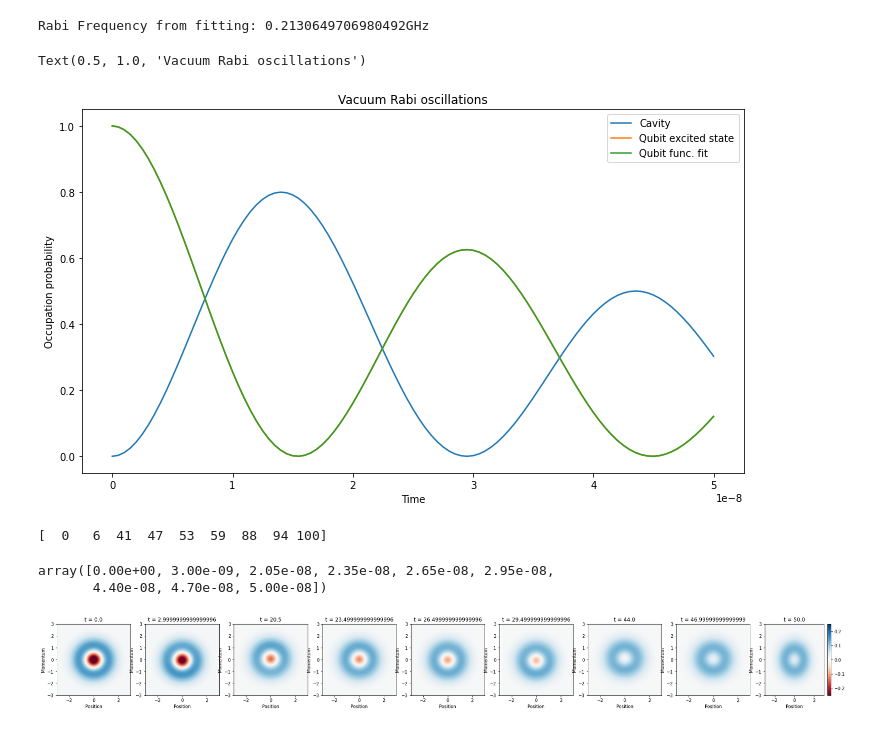
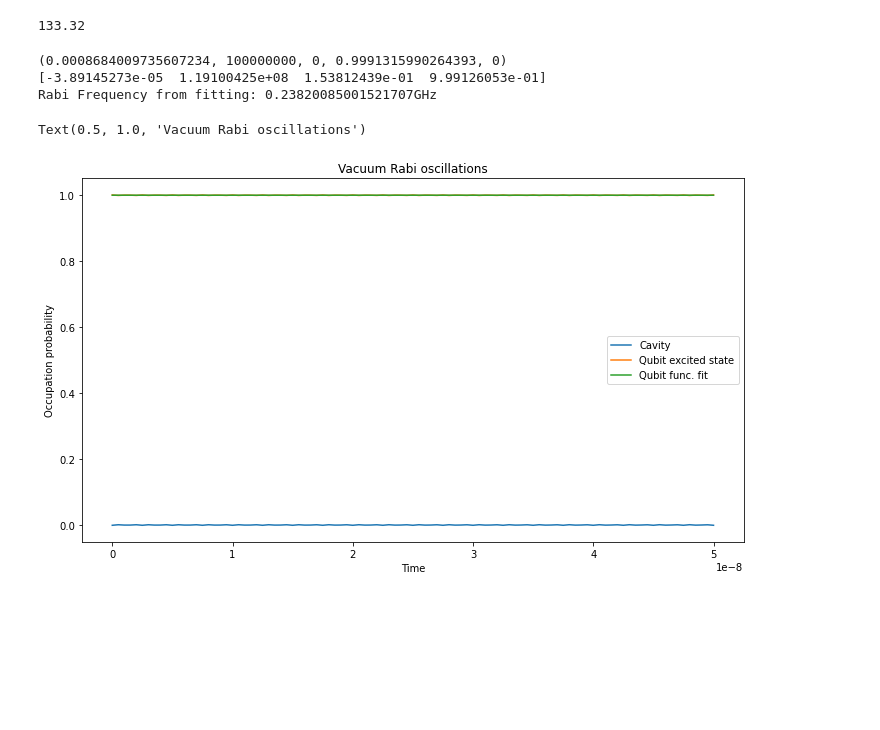
Before and after one commit to acatspirit/Fermilab2022, a Jupyter notebook: resonatorQubit0.ipynb, the cells around one changed output. Cells and saved outputs as stored; diff of their text form; code cells hidden in the pictures; blank space fills up the shorter version.

```diff
--- a/resonatorQubit0.ipynb
+++ b/resonatorQubit0.ipynb
@@ -23,7 +23,7 @@ from IPython.display import HTML
 # Schuster Thesis
 GHz = 10**9 #Hz
 wc = 5.5 * GHz * 2 * np.pi # cavity frequency (5.5 GHz Schuster)
-wa = wc + 0*GHz*2*np.pi # qubit frequency, wa + 0.35 GHz Schuster, 0.002 good for rabi
+wa = wc + 0.8*GHz*2*np.pi # qubit frequency, wa + 0.35 GHz Schuster, 0.002 good for rabi
 g = 0.017 * GHz * 2 * np.pi # coupling strength (orignally 0.017 GHz)
 N = 20       # num cavity fock states
 use_rwa = True       # rotating wave approx.? Only use when wa-wc small
@@ -36,11 +36,11 @@ tlist = np.linspace(0, 50/GHz, 101) # tlist = np.linspace(0,25,101) pedagogical
 
 # cavity dissapation rate
 # kappa = 0.0005  * GHz * 2 * np.pi
-kappa = 0.005  * GHz * 2 * np.pi
+kappa = 0.0#005  * GHz * 2 * np.pi
 
 # qubit dissapation rate
 # gamma = 0.002 * 2 * np.pi * kappa # (g/(wa-wc))^2k
-gamma = 0.002 * 2 * np.pi * kappa
+gamma = 0.0#02 * 2 * np.pi * kappa
 # %%
 # Calculate expected Rabi Oscillation Frequency
 # https://en.wikipedia.org/wiki/Vacuum_Rabi_oscillation
@@ -148,44 +132,83 @@ def time_for_val(times, output, outputs):
     timesL = np.around(timesL, 9) # since we are in the GHz range we want the same order of accuracy
     timesL = np.unique(timesL)
     return timesL
+# %%
+def freq_guesser(data):
+    if np.size(data) == 0:
+        return 0
+    else:
+        peak_ind = find_peaks(data)[0]
+        T = tlist[peak_ind[1]] - tlist[peak_ind[0]]
+        freq=1/T
+        return freq
+n_a = output.expect[1]
+freq = freq_guesser(n_a)
+print(freq/GHz)
+# %% [output]
+133.32
 # %%
 #
 # Graph the time evolution
 #
 
 n_c = output.expect[0] # expectation value for the number of photons in the cavity
 n_a = output.expect[1] # expectation value for the number of photons in the qubit
 
-# initial fitting guesses
-amp1 = (max(n_a) - min(n_a))/2
-freq1 = 1/((time_for_val(tlist,0,n_a)[1] - time_for_val(tlist,0,n_a)[0])) #Hz
-shift1 = amp1 + min(n_a)
-phase1 = time_for_val(tlist,shift1,n_a)[0]
-l_max = argrelextrema(n_a, np.greater)[0] # get np.array in a tuple of the local maxima of the qubit
-damp1 = -(np.log(n_a[l_max[0]]))/(tlist[l_max[0]])
+
+# initial fitting guesses - for rabi frequency guessing
+def init_guesser(dataset, tlist):
+    amp1 = (max(dataset) - min(dataset))/2
+    freq1 = r#1/((time_for_val(tlist,0,dataset)[1] - time_for_val(tlist,0,dataset)[0])) #Hz
+    shift1 = amp1 + min(dataset)
+    phase1 = 0#time_for_val(tlist,shift1,dataset)[0]
+    l_max = argrelextrema(dataset, np.greater)[0] # get np.array in a tuple of the local maxima of the qubit
+    #Tq1 = -tlist[l_max[0]]/np.log(dataset[l_max[0]])
+
+    if kappa==0 and gamma ==0:
+        damp1 = 0
+    else:
+        damp1 = -(np.log(dataset[l_max[0]]))/(tlist[l_max[0]])
+    return amp1, 10**8, phase1, shift1, damp1
+
 
 # The fit function
 # Only use if you expect sinusoidal behavior
-def test(x, a, b,c, d,e):
-    return a*np.exp(-e*x)*(np.sin(b*x + c))**2 + d
 
-param, param_cov = curve_fit(test, tlist, n_a, maxfev=500000, p0=[amp1, freq1, phase1, shift1, damp1])
-fit_func = param[0]*np.exp(-param[4]*tlist)*((np.sin(param[1]*tlist + param[2]))**2) + param[3]
+init_guess = init_guesser(n_a,tlist)
+print(init_guess)
+def get_fit(init_guess):
+    if kappa==0 and gamma==0:
+        def test(x, a, b,c, d):
+            return a*(np.sin(b*x + c))**2 + d
 
+        param, param_cov = curve_fit(test, tlist, n_a, maxfev=500000, p0=init_guess[:4])
+        fit_func = param[0]*((np.sin(param[1]*tlist + param[2]))**2) + param[3]
+    else:
+        def test(x, a, b,c, d,e):
+            return a*np.exp(-e*x)*(np.sin(b*x + c))**2 + d
+
+        param, param_cov = curve_fit(test, tlist, n_a, maxfev=500000, p0=init_guess)
+        fit_func = param[0]*np.exp(-param[4]*tlist)*((np.sin(param[1]*tlist + param[2]))**2) + param[3]
+    return param, fit_func
+
+param, fit_func = get_fit(init_guess)
+print(param)
 print(f"Rabi Frequency from fitting: {abs(2*param[1])/GHz}GHz")
 
 fig, axes = plt.subplots(1, 1, figsize=(10,6))
 axes.plot(tlist, n_c, label="Cavity")
 axes.plot(tlist, n_a, label="Qubit excited state")
 axes.plot(tlist, fit_func, label="Qubit func. fit")
 axes.legend(loc=0)
 axes.set_xlabel('Time')
 axes.set_ylabel('Occupation probability')
 axes.set_title('Vacuum Rabi oscillations')
 # %% [output]
-Rabi Frequency from fitting: 0.2130649706980492GHz
+(0.0008684009735607234, 100000000, 0, 0.9991315990264393, 0)
+[-3.89145273e-05  1.19100425e+08  1.53812439e-01  9.99126053e-01]
+Rabi Frequency from fitting: 0.23820085001521707GHz
 Text(0.5, 1.0, 'Vacuum Rabi oscillations')
-[figure, old version]
+[figure, new version]
 # %%
 #
 # Cavity Wigner Function fun
@@ -201,10 +224,6 @@ expect_nc_L = np.array([expect(nc, output.states[t]) for t in range(101)]) # get
 output_gs_times = np.where(expect_nc_L <= 0.01)[0]
 print(output_gs_times)
 tlist[output_gs_times]
-# %% [output]
-[  0   6  41  47  53  59  88  94 100]
-array([0.00e+00, 3.00e-09, 2.05e-08, 2.35e-08, 2.65e-08, 2.95e-08,
-       4.40e-08, 4.70e-08, 5.00e-08])
 # %%
 # get density matrix list
 dmL = np.array(output.states)[output_gs_times]
@@ -215,6 +234,7 @@ cm = plt.get_cmap('RdBu')
 sm = plt.cm.ScalarMappable(cmap=cm, norm=mpl.colors.Normalize(-.25,.25))
 plt.colorbar(sm)
 
+tlist = np.around(tlist, 10)
 for idx, dm in enumerate(dmL):
     # get reduced dm for cavity
     dm_cavity = ptrace(Qobj(dm), 0)
@@ -233,8 +253,6 @@ for idx, dm in enumerate(dmL):
     # http://mediatum.ub.tum.de/doc/1463517/1463517.pdf
     # https://uncw.edu/phy/documents/shafer499talk.pdf
     # https://dergipark.org.tr/en/download/article-file/130801
-# %% [output]
-[figure, removed]
 # %%
 #
 # Animation of Wigner Fn
```
Also changed, not shown: parts of 11 cells of this notebook, 3 other files.
